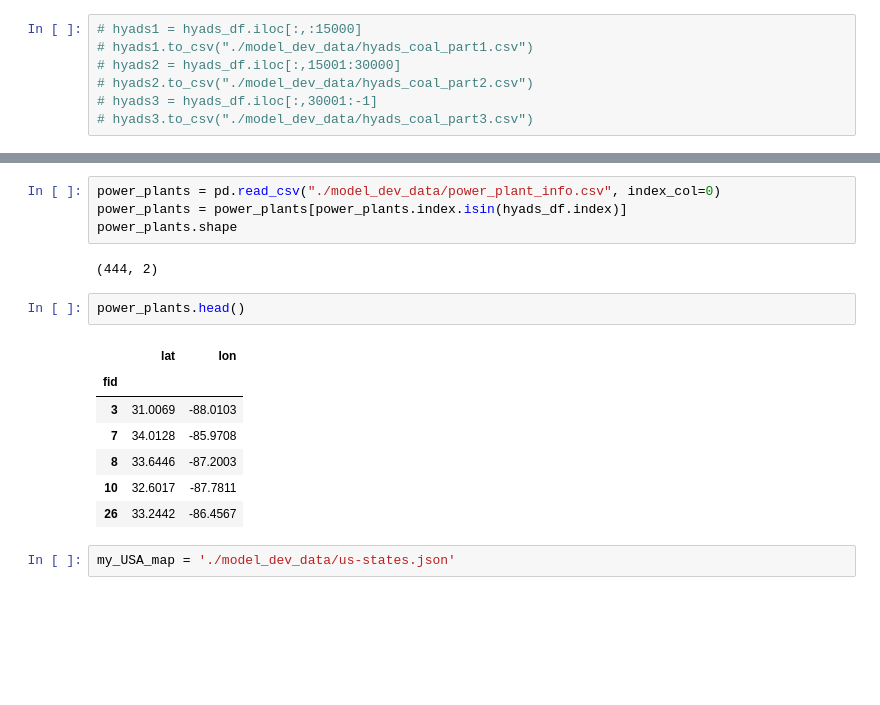
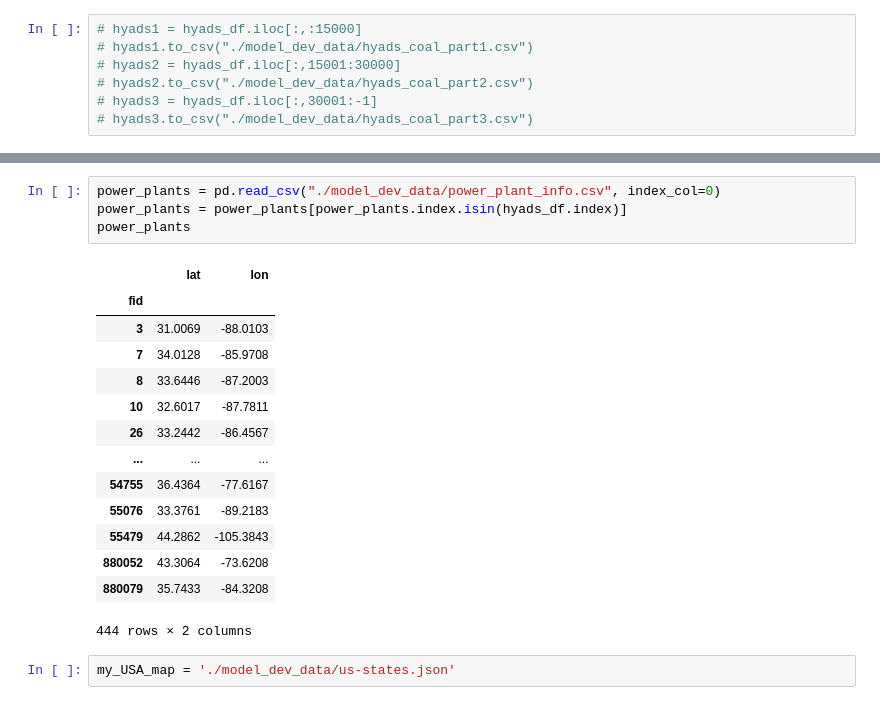
Before and after one commit to mauriciogtec/power-plants, a Jupyter notebook: hyads_mixture.ipynb, the cells around one changed output, grey strips where cells are left out. Cells and saved outputs as stored; diff of their text form; blank space fills up the shorter version.

```diff
--- a/hyads_mixture.ipynb
+++ b/hyads_mixture.ipynb
@@ -50,19 +51,22 @@ hyads_df.shape
 # %%
 power_plants = pd.read_csv("./model_dev_data/power_plant_info.csv", index_col=0)
 power_plants = power_plants[power_plants.index.isin(hyads_df.index)]
-power_plants.shape
+power_plants
 # %% [output]
+|  | lat | lon |
+| fid |  |  |
+| 3 | 31.0069 | -88.0103 |
+| 7 | 34.0128 | -85.9708 |
+| 8 | 33.6446 | -87.2003 |
+| 10 | 32.6017 | -87.7811 |
+| 26 | 33.2442 | -86.4567 |
+| ... | ... | ... |
+| 54755 | 36.4364 | -77.6167 |
+| 55076 | 33.3761 | -89.2183 |
+| 55479 | 44.2862 | -105.3843 |
+| 880052 | 43.3064 | -73.6208 |
+| 880079 | 35.7433 | -84.3208 |
-(444, 2)
+444 rows × 2 columns
-# %%
-power_plants.head()
-# %% [output]
-|  | lat | lon |
-| fid |  |  |
-| 3 | 31.0069 | -88.0103 |
-| 7 | 34.0128 | -85.9708 |
-| 8 | 33.6446 | -87.2003 |
-| 10 | 32.6017 | -87.7811 |
-| 26 | 33.2442 | -86.4567 |
 # %%
 my_USA_map = './model_dev_data/us-states.json'
 # %%
```
Also changed, not shown: parts of 15 cells of this notebook, 6 other files.
